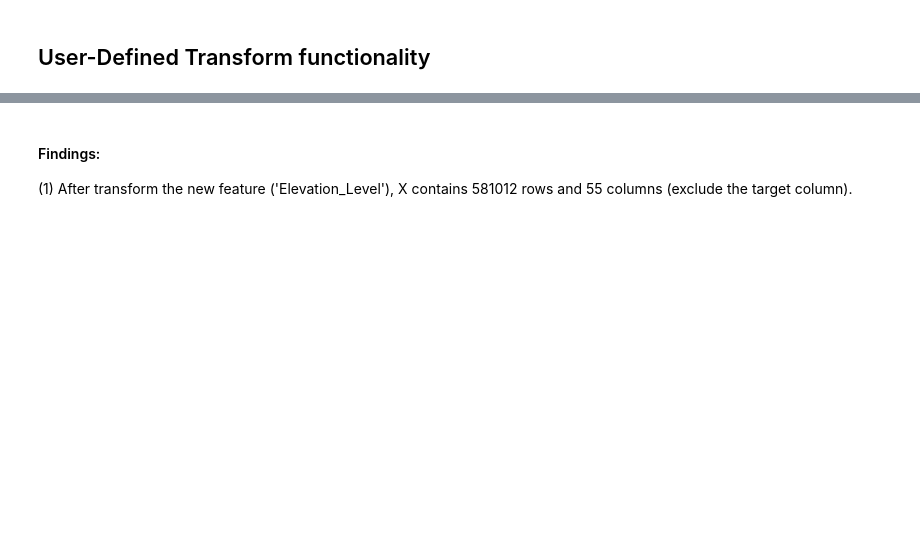
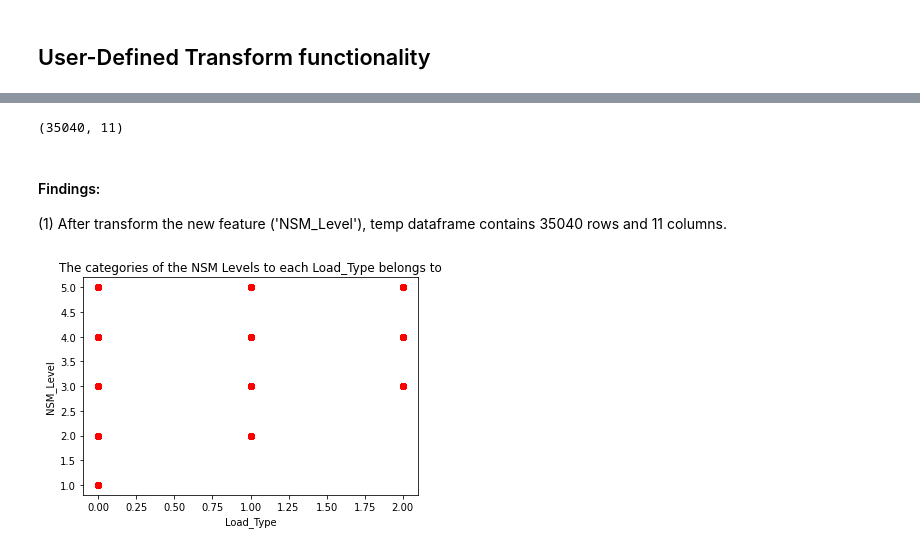
Before and after one commit to lyx97/CSCI316, a Jupyter notebook: Group 1/CSCI316_Group_1_KendrickKee_MohamedAbrar_LiJin.ipynb, the cells around one changed output, grey strips where cells are left out. Drawn from its saved outputs; the diff is of its cells as text; code cells hidden in the pictures; blank space fills up the shorter version.

```diff
--- a/Group 1/CSCI316_Group_1_KendrickKee_MohamedAbrar_LiJin.ipynb
+++ b/Group 1/CSCI316_Group_1_KendrickKee_MohamedAbrar_LiJin.ipynb
@@ -663,8 +667,8 @@ Howver, Naive Bayes Classifier model gives a poor result in solving the classifi
 # define a class to generate a user-defined-transform function
 class UserDefinedTransform(BaseEstimator, TransformerMixin):
     # initialize the constructor
-    def __init__(self, elevation_lvl=True):
-        self.elevation_lvl = elevation_lvl
+    def __init__(self, NSM_lvl=True):
+        self.NSM_lvl = NSM_lvl
 
     # define a fit function
     def fit(self, X, y=None):
@@ -673,20 +677,20 @@ class UserDefinedTransform(BaseEstimator, TransformerMixin):
     # define a transform function
     def transform(self, X, y=None):
         # using if else statement to take different actions
-        if self.elevation_lvl:
+        if self.NSM_lvl:
 
-            # divide into the different elevation range and insert them into the columns called Elevation_Group
-            df['Elevation_Level'] = pd.cut(df['Elevation'], 3, precision=0, labels=['1', '2', '3'])
+            # divide into the different elevation range and insert them into the columns called NSM_Level
+            df['NSM_Level'] = pd.cut(df['NSM'], 5, precision=0, labels=[1,2,3,4,5])
 
             # insert the column Elevation_Group to the right position
-            elevation_lvl = df.pop('Elevation_Level')
-            df.insert(1, 'Elevation_Level', elevation_lvl)
+            NSM_lvl = df.pop('NSM_Level')
+            df.insert(1, 'NSM_Level', NSM_lvl)
 
             # retrun the result
-            return np.c_[X, elevation_lvl]
+            return np.c_[X, NSM_lvl]
         else:
             # alert the user if got any error to create a new feature
-            return print("Please check the values of 'Elevation'")
+            return print("Please check the values of 'NSM_Level'")
 # %% [markdown]
 #### Findings:
 
@@ -702,0 +700,3 @@ X.shape
+# %%
+temp = encoded_df
+temp.shape
@@ -702,0 +705,4 @@ X.shape
+# %%
+cn = list(temp.columns)
+cn.append("NSM_Level")
+cn
@@ -703,8 +721,11 @@ X.shape
 # %%
 # create the class object and transfrom the new feature then show the shape of dataframe which excluding the target column
-attr_adder = UserDefinedTransform(elevation_lvl=True)
-attr_adder.transform(X).shape
+attr_adder = UserDefinedTransform(NSM_lvl=True)
+temp = pd.DataFrame(data= attr_adder.transform(temp),columns=cn)
+temp.shape
+# %% [output]
+(35040, 11)
 # %% [markdown]
 #### Findings:
 
-(1) After transform the new feature ('Elevation_Level'), X contains 581012 rows and 55 columns (exclude the target column).
+(1) After transform the new feature ('NSM_Level'), temp dataframe contains 35040 rows and 11 columns.
@@ -714,13 +732,14 @@ df['Elevation_Level']
 # %%
-# plot out the graph to see the categories of the Elevation of each Cover_Type belongs to
-plt.scatter(df['Cover_Type'], df['Elevation_Level'], c='red')
+plt.scatter(temp['Load_Type'], temp['NSM_Level'], c='red')
 
 # set the graph title
-plt.title('The categories of the Elevation of each Cover_Type belongs to')
+plt.title('The categories of the NSM Levels to each Load_Type belongs to')
 
 # set the xlabel and ylabel
-plt.xlabel('Cover_Type')
-plt.ylabel('Elevation_Level')
+plt.xlabel('Load_Type')
+plt.ylabel('NSM_Level')
 
 # show the graph
 plt.show()
+# %% [output]
+[figure, added]
```
Also changed, not shown: parts of 25 cells of this notebook.
